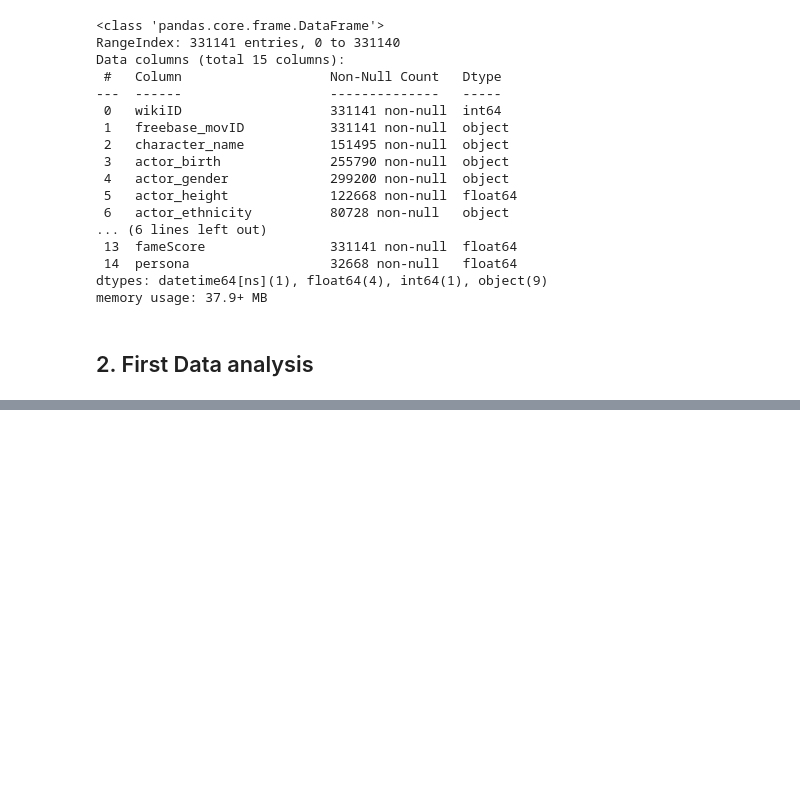
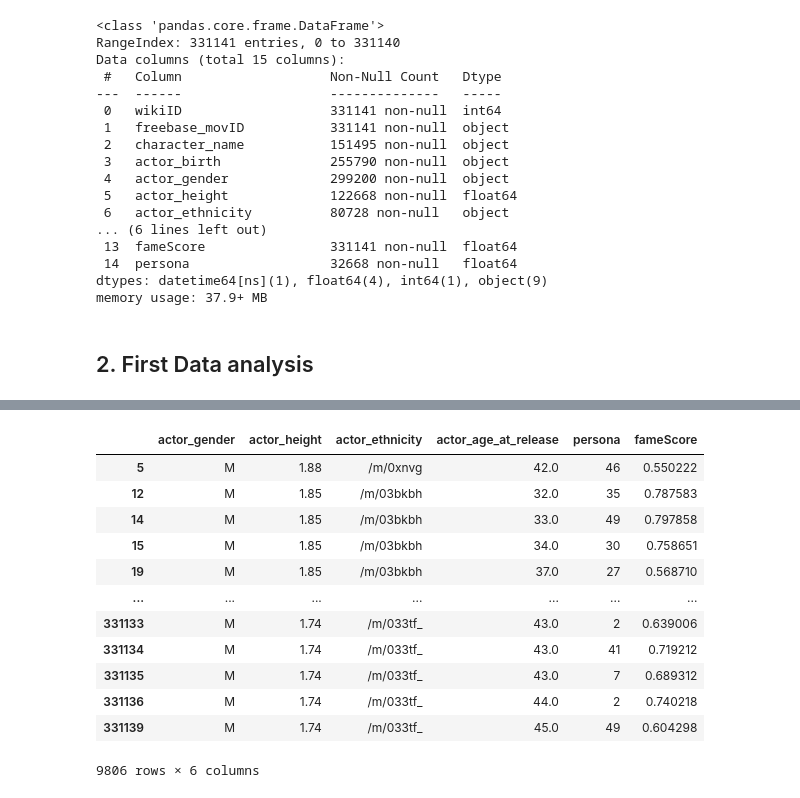
Before and after one commit to epfl-ada/ada-2023-project-lasempanadas, a Jupyter notebook: project_milestone_2.ipynb, the cells around one changed output, grey strips where cells are left out. Drawn from its saved outputs; the diff is of its cells as text; code cells hidden in the pictures; blank space fills up the shorter version.

```diff
--- a/project_milestone_2.ipynb
+++ b/project_milestone_2.ipynb
@@ -495,0 +514,18 @@ memory usage: 37.9+ MB
+# %%
+#We only take actors with a big enough fameScore to see the personas actors tends to play when they have a big fameScore
+cmu_chara_persona = cmu_chara_persona.query('fameScore>0.5')
+cmu_chara_persona
+# %% [output]
+|  | actor_gender | actor_height | actor_ethnicity | actor_age_at_release | persona | fameScore |
+| 5 | M | 1.88 | /m/0xnvg | 42.0 | 46 | 0.550222 |
+| 12 | M | 1.85 | /m/03bkbh | 32.0 | 35 | 0.787583 |
+| 14 | M | 1.85 | /m/03bkbh | 33.0 | 49 | 0.797858 |
+| 15 | M | 1.85 | /m/03bkbh | 34.0 | 30 | 0.758651 |
+| 19 | M | 1.85 | /m/03bkbh | 37.0 | 27 | 0.568710 |
+| ... | ... | ... | ... | ... | ... | ... |
+| 331133 | M | 1.74 | /m/033tf_ | 43.0 | 2 | 0.639006 |
+| 331134 | M | 1.74 | /m/033tf_ | 43.0 | 41 | 0.719212 |
+| 331135 | M | 1.74 | /m/033tf_ | 43.0 | 7 | 0.689312 |
+| 331136 | M | 1.74 | /m/033tf_ | 44.0 | 2 | 0.740218 |
+| 331139 | M | 1.74 | /m/033tf_ | 45.0 | 49 | 0.604298 |
+9806 rows × 6 columns
```
Also changed, not shown: parts of 18 cells of this notebook.
